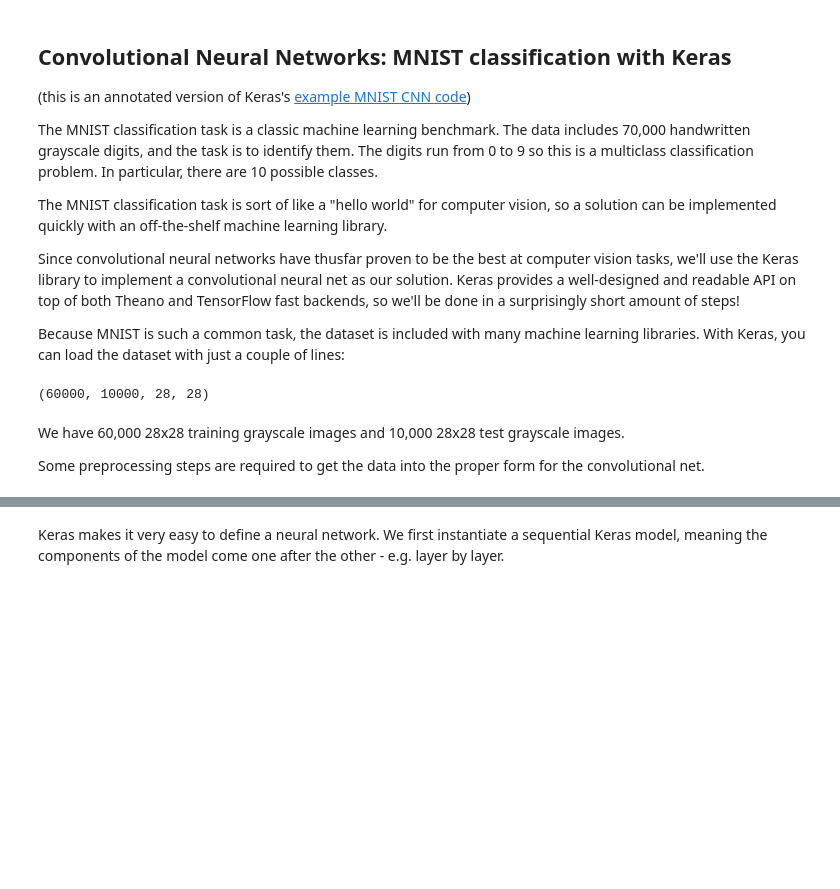
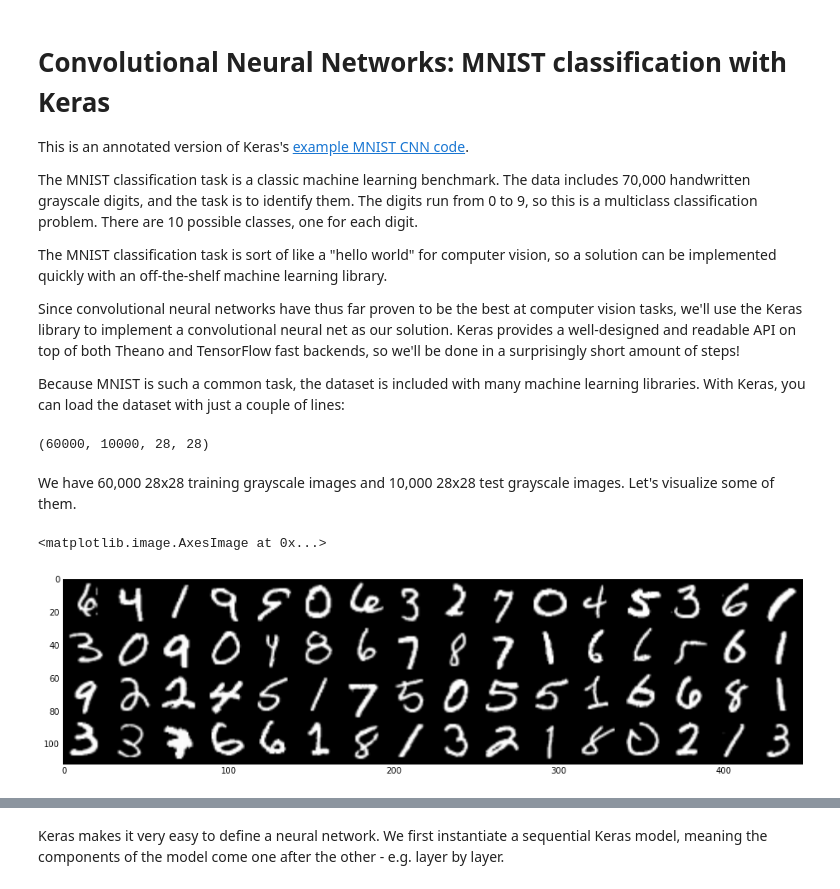
Before and after one commit to ml4a/ml4a, a Jupyter notebook: notebooks/convolutional_neural_networks.ipynb, the cells around one changed output, grey strips where cells are left out. Cells and saved outputs as stored; diff of their text form; code cells hidden in the pictures; blank space fills up the shorter version.

Commit message:
update convnets with figures, more epochs, revisions

```diff
--- a/notebooks/convolutional_neural_networks.ipynb
+++ b/notebooks/convolutional_neural_networks.ipynb
@@ -1,13 +1,13 @@
 # %% [markdown]
-## Convolutional Neural Networks: MNIST classification with Keras
+# Convolutional Neural Networks: MNIST classification with Keras
 
-(this is an annotated version of Keras's [example MNIST CNN code](https://github.com/fchollet/keras/blob/master/examples/mnist_cnn.py))
+This is an annotated version of Keras's [example MNIST CNN code](https://github.com/fchollet/keras/blob/master/examples/mnist_cnn.py).
 
-The MNIST classification task is a classic machine learning benchmark. The data includes 70,000 handwritten grayscale digits, and the task is to identify them. The digits run from 0 to 9 so this is a multiclass classification problem. In particular, there are 10 possible classes.
+The MNIST classification task is a classic machine learning benchmark. The data includes 70,000 handwritten grayscale digits, and the task is to identify them. The digits run from 0 to 9, so this is a multiclass classification problem. There are 10 possible classes, one for each digit.
 
 The MNIST classification task is sort of like a "hello world" for computer vision, so a solution can be implemented quickly with an off-the-shelf machine learning library.
 
-Since convolutional neural networks have thusfar proven to be the best at computer vision tasks, we'll use the Keras library to implement a convolutional neural net as our solution. Keras provides a well-designed and readable API on top of both Theano and TensorFlow fast backends, so we'll be done in a surprisingly short amount of steps!
+Since convolutional neural networks have thus far proven to be the best at computer vision tasks, we'll use the Keras library to implement a convolutional neural net as our solution. Keras provides a well-designed and readable API on top of both Theano and TensorFlow fast backends, so we'll be done in a surprisingly short amount of steps!
 
 Because MNIST is such a common task, the dataset is included with many machine learning libraries. With Keras, you can load the dataset with just a couple of lines:
 # %%
@@ -21,6 +21,16 @@ n_train, n_test, height, width
 # %% [output]
 (60000, 10000, 28, 28)
 # %% [markdown]
-We have 60,000 28x28 training grayscale images and 10,000 28x28 test grayscale images.
-
-Some preprocessing steps are required to get the data into the proper form for the convolutional net.
+We have 60,000 28x28 training grayscale images and 10,000 28x28 test grayscale images. Let's visualize some of them.
+# %%
+%matplotlib inline
+import matplotlib.pyplot as plt
+import numpy as np
+import random
+
+samples = np.concatenate([np.concatenate([X_train[i].reshape(28,28) for i in [int(random.random() * len(X_train)) for i in range(16)]], axis=1) for i in range(4)], axis=0)
+plt.figure(figsize=(16,4))
+plt.imshow(samples, cmap='gray')
+# %% [output]
+<matplotlib.image.AxesImage at 0x...>
+[figure, added]
```
Also changed, not shown: parts of 9 cells of this notebook.
